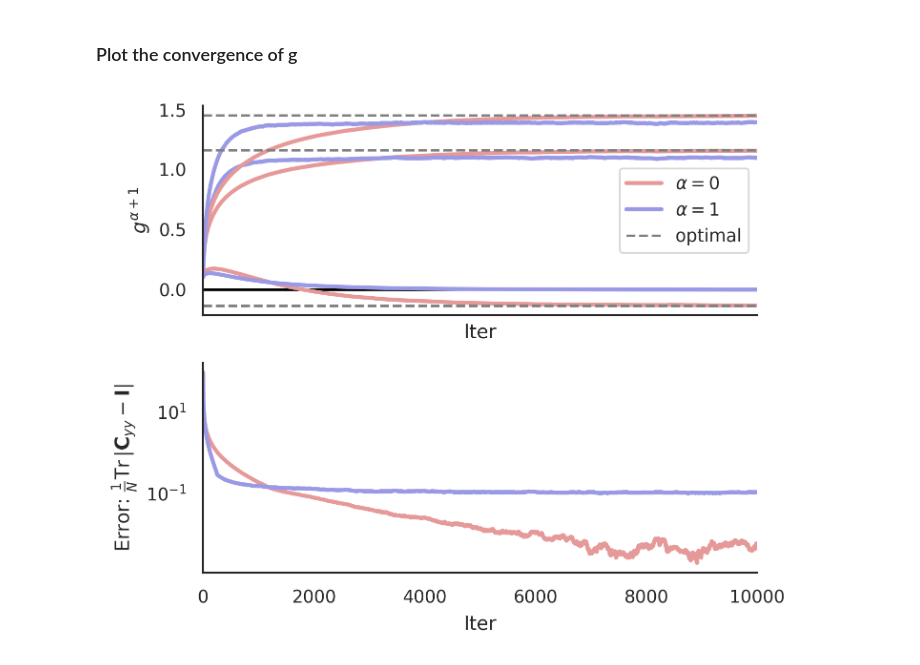
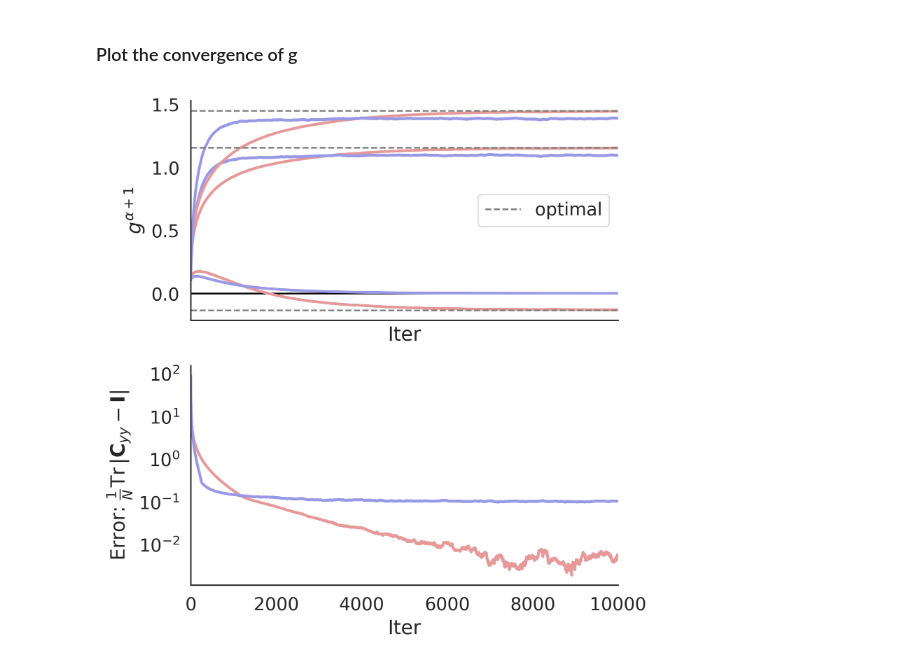
Before and after one commit to lyndond/frame_whitening, a Jupyter notebook: figures/soft_whitening_2d.ipynb, the cells around one changed output. Drawn from its saved outputs; the diff is of its cells as text; code cells hidden in the pictures.

```diff
--- a/figures/soft_whitening_2d.ipynb
+++ b/figures/soft_whitening_2d.ipynb
@@ -113,27 +113,31 @@ with sns.plotting_context("paper", font_scale=1.5):
 # %% [markdown]
 ### Plot the convergence of g
 # %%
-with sns.plotting_context("paper", font_scale=1.):
+# fmt: off
+with sns.plotting_context("paper", font_scale=1.5):
     sns.set_style("white")
-    fig, ax = plt.subplots(2, 1, figsize=(5, 4), dpi=300, sharex="all")
-    ax[0].set(xlim=(0, n_batch), ylabel=r"$g^{\alpha + 1}$", xlabel="Iter")
+    fig, ax = plt.subplots(2, 1, figsize=(6, 6), dpi=300, sharex="all")
+    ax[0].set(
+        xlim=(0, n_batch), ylabel=r"$g^{\alpha + 1}$", xlabel="Iter", yticks=np.arange(0,2,0.5),
+    )
     ax[0].hlines(0, 0, n_batch, linestyle="-", color="k")
 
     for i in range(3):
-        ax[0].plot(data[FuncType.POWER, 0][1][:,i], color=cols[0], linewidth=2, label=r"$\alpha=0$" if i == 0 else None)
-        ax[0].plot(np.power(data[FuncType.POWER, 1][1][:,i], 2), color=cols[1], linewidth=2, label=r"$\alpha=1$" if i == 0 else None)
+        ax[0].plot(data[FuncType.POWER, 0][1][:,i], color=cols[0], linewidth=2)#, label=r"$\alpha=0$" if i == 0 else None)
+        ax[0].plot(np.power(data[FuncType.POWER, 1][1][:,i], 2), color=cols[1], linewidth=2)#, label=r"$\alpha=1$" if i == 0 else None)
 
     ax[0].hlines(g_opt, 0, n_batch, linestyle="--", color="grey", label="optimal")
     ax[0].legend()
     sns.despine()
 
     for i, alpha in enumerate(range(2)):
         ax[1].plot(data[(FuncType.POWER, alpha)][-1], color=cols[i], label=r"$\alpha={}$".format(alpha), linewidth=2)
         ax[1].set(yscale='log',
         ylabel=r'Error: $\frac{1}{N}\operatorname{Tr}\vert {\bf C}_{yy} - {\bf I} \vert$',
         xlabel="Iter")
 
     sns.despine()
     fig.tight_layout()
+# fmt: on
 # %% [output]
-[figure, old version]
+[figure, new version]
```
Also changed, not shown: 7 other files.
